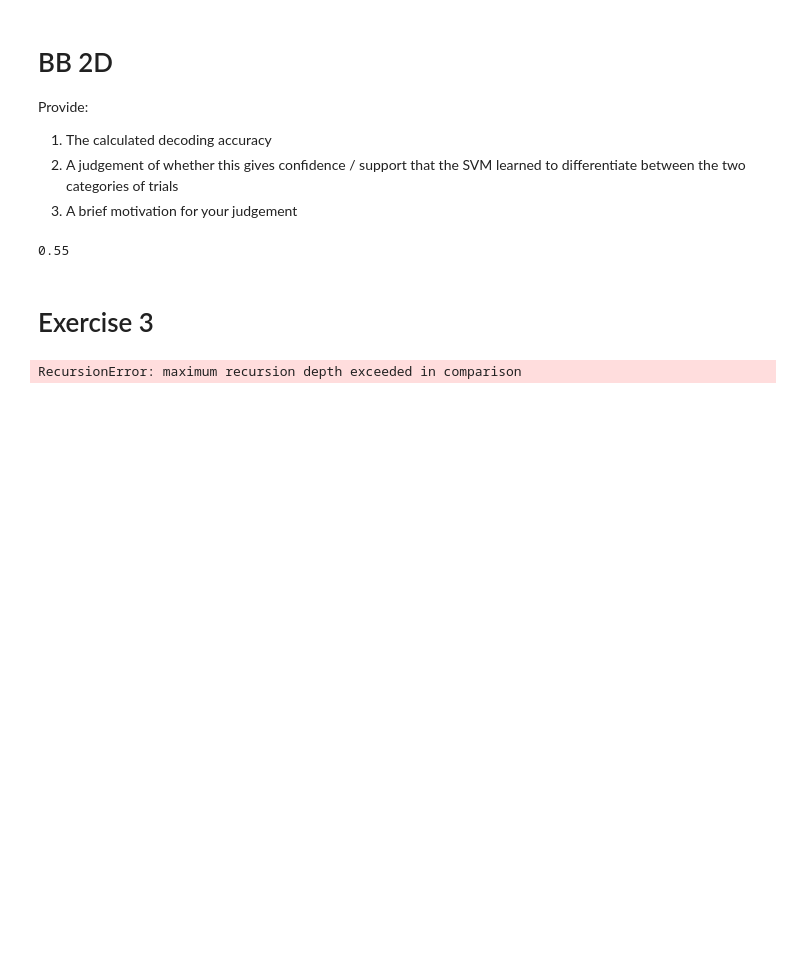
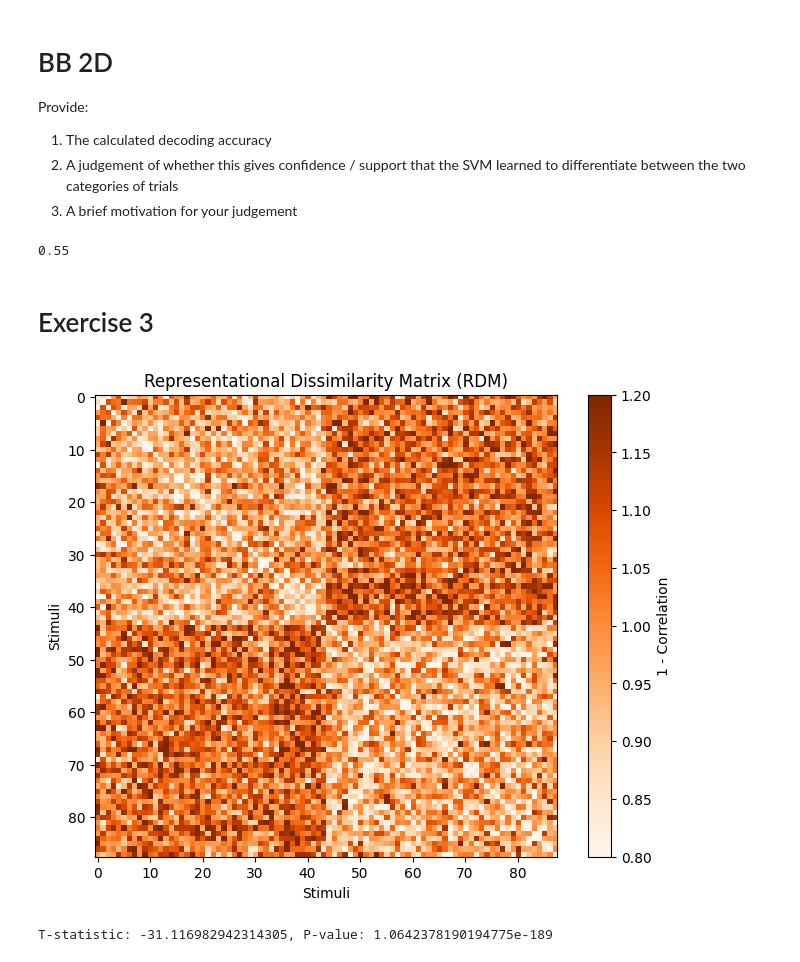
Before and after one commit to Lou1108/CognitiveModelling, a Jupyter notebook: Assignment2/assignment2.ipynb, the cells around one changed output. Drawn from its saved outputs; the diff is of its cells as text; code cells hidden in the pictures; blank space fills up the shorter version.

```diff
--- a/Assignment2/assignment2.ipynb
+++ b/Assignment2/assignment2.ipynb
@@ -230,12 +234,3 @@ print(accuracy_score(prediction, human_test_labels))
 0.55
 # %% [markdown]
 # Exercise 3
-# %%
-import rsatoolbox
-import rsatoolbox.rdm as rsr
-
-# calculate a RDM
-RDM_euc = rsr.calc_rdm(neural_resp1)
-print(RDM_euc)
-# %% [output]
-RecursionError: maximum recursion depth exceeded in comparison
@@ -247,0 +237,47 @@ possible pair to produce an RDM.
+# %%
+import numpy as np
+
+neural_responses = np.loadtxt(r'data/NeuralResponses_S1.txt', delimiter=',', skiprows=1)
+category_vectors = np.loadtxt(r'data/CategoryVectors.txt', delimiter=',', skiprows=1)
+# %%
+import matplotlib.pyplot as plt
+
+n_stimuli = neural_responses.shape[0]
+rdm = np.zeros((n_stimuli, n_stimuli))
+
+for i in range(n_stimuli):
+    for j in range(n_stimuli):
+        r = np.corrcoef(neural_responses[i], neural_responses[j])[0, 1]
+        rdm[i, j] = 1 - r
+
+plt.figure(figsize=(8, 6))
+# scale adjusted for 0.8-1.2
+plt.imshow(rdm, cmap='Oranges',  vmin=0.8, vmax=1.2)  # interpolation='nearest',  # TODO why interpolation = nearest?
+plt.colorbar(label='1 - Correlation')
+plt.title('Representational Dissimilarity Matrix (RDM)')
+plt.xlabel('Stimuli')
+plt.ylabel('Stimuli')
+plt.savefig("3A_rdm_plot")
+plt.show()
+# %% [output]
+[figure, added]
+# %%
+from scipy.stats import ttest_ind
+
+animacy_labels = category_vectors[:, 0]
+
+same_animacy = []
+different_animacy = []
+
+# only consider each object paring once
+for i in range(n_stimuli):
+    for j in range(i + 1, n_stimuli):
+        if animacy_labels[i] == animacy_labels[j]:
+            same_animacy.append(rdm[i, j])
+        else:
+            different_animacy.append(rdm[i, j])
+
+t_stat, p_value = ttest_ind(same_animacy, different_animacy)
+print(f"T-statistic: {t_stat}, P-value: {p_value}")
+# %% [output]
+T-statistic: -31.116982942314305, P-value: 1.0642378190194775e-189
```
Also changed, not shown: parts of 20 cells of this notebook, 5 other files.
